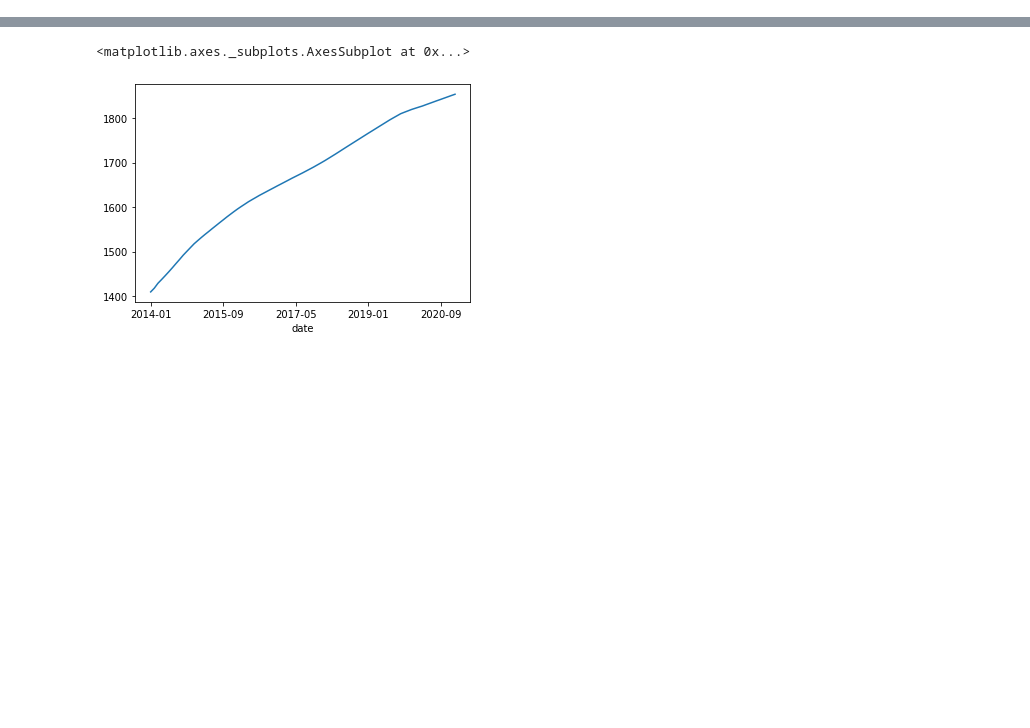
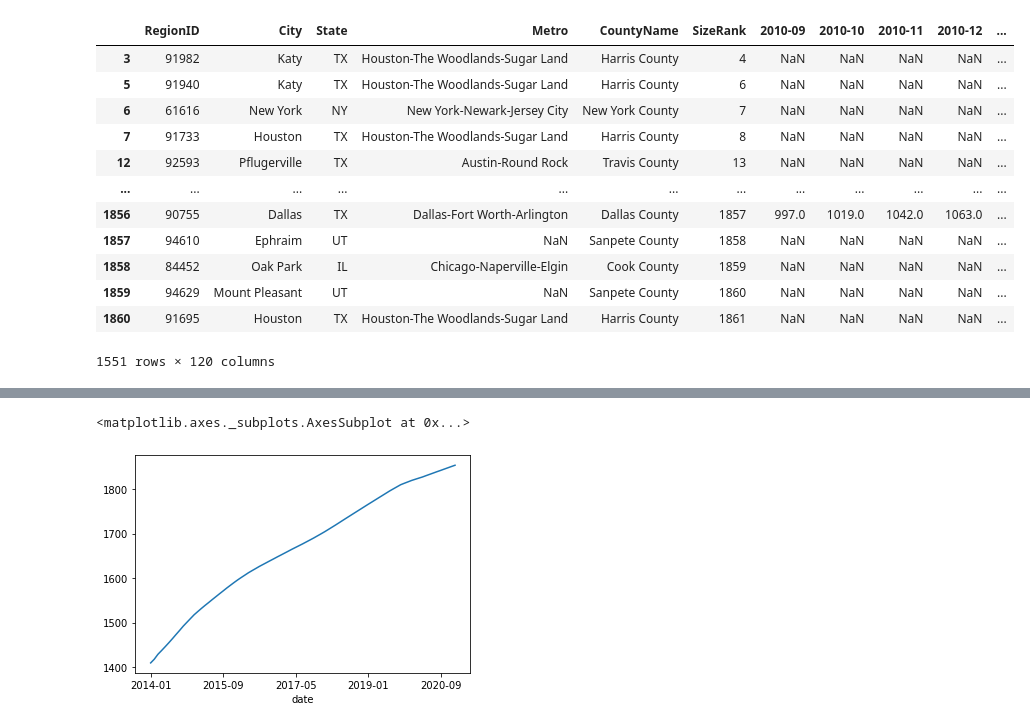
Before and after one commit to EugeniaDickson/zillow_rent_index, a Jupyter notebook: casey/EDA_imputation.ipynb, the cells around one changed output, grey strips where cells are left out. Drawn from its saved outputs; the diff is of its cells as text; code cells hidden in the pictures; blank space fills up the shorter version.

```diff
--- a/casey/EDA_imputation.ipynb
+++ b/casey/EDA_imputation.ipynb
@@ -329,0 +56,3 @@ zillow
+# %%
+monthly_increase = np.mean(zillow.iloc[:,46:119].diff(axis=1))
+monthly_increase = round(monthly_increase, 2)
@@ -329,0 +340,17 @@ zillow
+# %%
+# rerun above if need be to make sure all NAs are gone
+zillow[zillow.isna().any(axis=1)]
+# %% [output]
+|  | RegionID | City | State | Metro | CountyName | SizeRank | 2010-09 | 2010-10 | 2010-11 | 2010-12 | ... |
+| 3 | 91982 | Katy | TX | Houston-The Woodlands-Sugar Land | Harris County | 4 | NaN | NaN | NaN | NaN | ... |
+| 5 | 91940 | Katy | TX | Houston-The Woodlands-Sugar Land | Harris County | 6 | NaN | NaN | NaN | NaN | ... |
+| 6 | 61616 | New York | NY | New York-Newark-Jersey City | New York County | 7 | NaN | NaN | NaN | NaN | ... |
+| 7 | 91733 | Houston | TX | Houston-The Woodlands-Sugar Land | Harris County | 8 | NaN | NaN | NaN | NaN | ... |
+| 12 | 92593 | Pflugerville | TX | Austin-Round Rock | Travis County | 13 | NaN | NaN | NaN | NaN | ... |
+| ... | ... | ... | ... | ... | ... | ... | ... | ... | ... | ... | ... |
+| 1856 | 90755 | Dallas | TX | Dallas-Fort Worth-Arlington | Dallas County | 1857 | 997.0 | 1019.0 | 1042.0 | 1063.0 | ... |
+| 1857 | 94610 | Ephraim | UT | NaN | Sanpete County | 1858 | NaN | NaN | NaN | NaN | ... |
+| 1858 | 84452 | Oak Park | IL | Chicago-Naperville-Elgin | Cook County | 1859 | NaN | NaN | NaN | NaN | ... |
+| 1859 | 94629 | Mount Pleasant | UT | NaN | Sanpete County | 1860 | NaN | NaN | NaN | NaN | ... |
+| 1860 | 91695 | Houston | TX | Houston-The Woodlands-Sugar Land | Harris County | 1861 | NaN | NaN | NaN | NaN | ... |
+1551 rows × 120 columns
```
Also changed, not shown: parts of 17 cells of this notebook, 1 other file.
